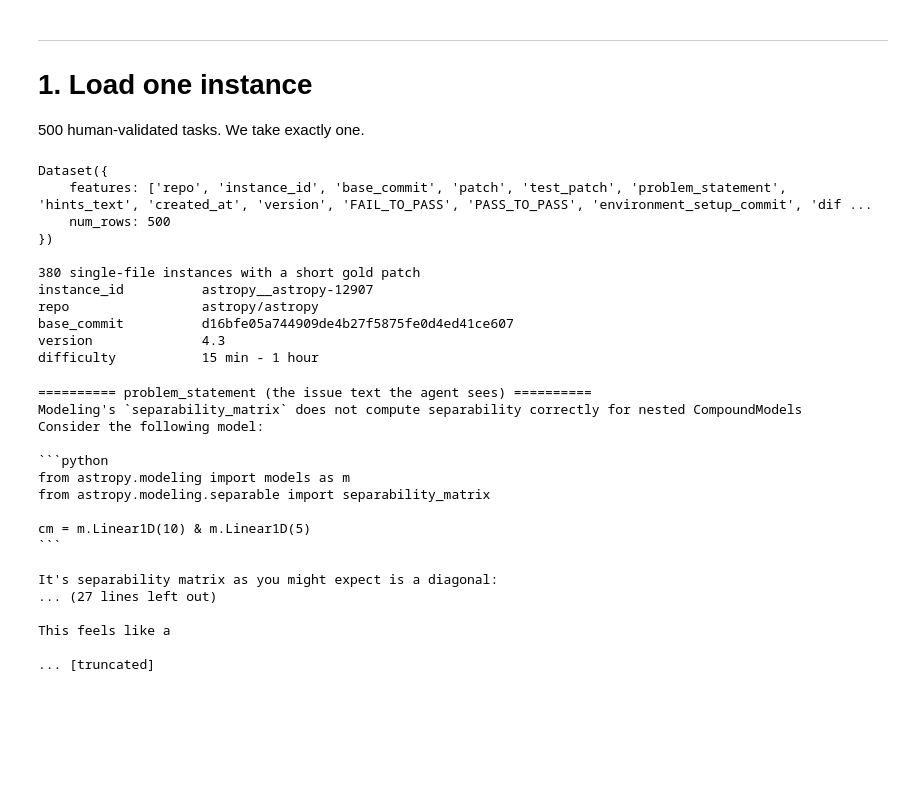
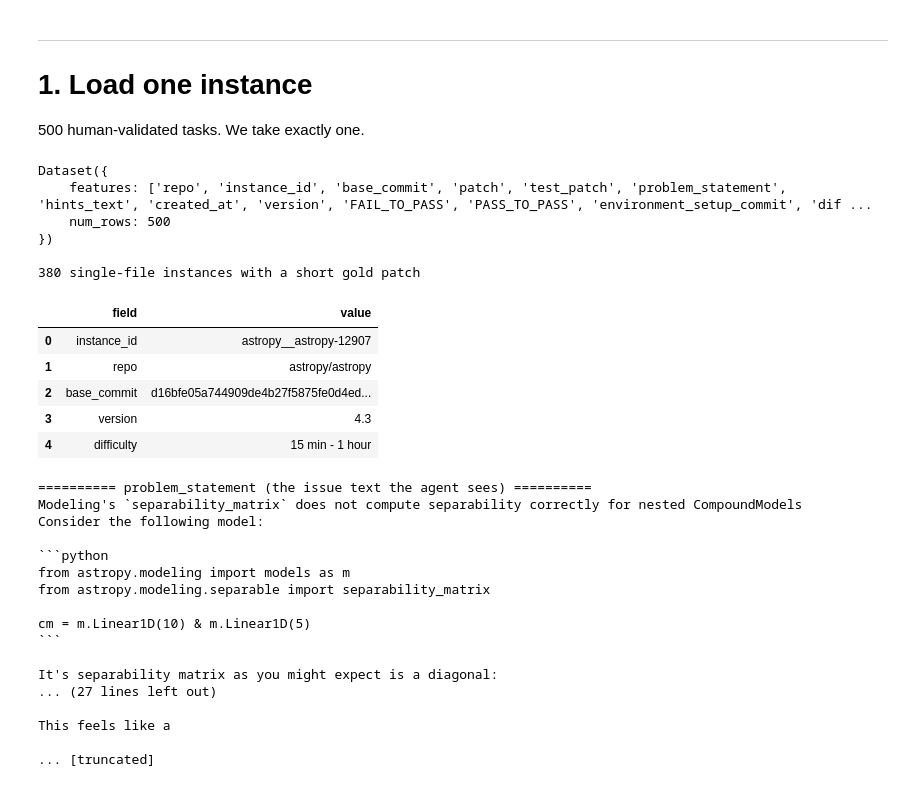
Before and after one commit to abgoswam/swe_in_prod_vizuara_01, a Jupyter notebook: swe_grpo_one_step.ipynb, the cells around one changed output. Drawn from its saved outputs; the diff is of its cells as text; code cells hidden in the pictures; blank space fills up the shorter version.

```diff
--- a/swe_grpo_one_step.ipynb
+++ b/swe_grpo_one_step.ipynb
@@ -44,29 +44,32 @@ device: cuda
 # %%
 from datasets import load_dataset
 
 ds = load_dataset("princeton-nlp/SWE-bench_Verified", split="test")
 print(ds)
 
 # A small, single-file task keeps the walkthrough readable.
 cands = [i for i, r in enumerate(ds)
          if r["patch"].count("diff --git") == 1 and len(r["patch"]) < 1800]
 print(f"\n{len(cands)} single-file instances with a short gold patch")
 
 inst = ds[cands[0]]
-for k in ["instance_id", "repo", "base_commit", "version", "difficulty"]:
-    print(f"{k:20} {inst.get(k)}")
+display(pd.DataFrame(
+    [(k, inst.get(k)) for k in ["instance_id", "repo", "base_commit", "version", "difficulty"]],
+    columns=["field", "value"],
+))
 # %% [output]
 Dataset({
     features: ['repo', 'instance_id', 'base_commit', 'patch', 'test_patch', 'problem_statement', 'hints_text', 'created_at', 'version', 'FAIL_TO_PASS', 'PASS_TO_PASS', 'environment_setup_commit', 'dif ...
     num_rows: 500
 })
 
 380 single-file instances with a short gold patch
-instance_id          astropy__astropy-12907
-repo                 astropy/astropy
-base_commit          d16bfe05a744909de4b27f5875fe0d4ed41ce607
-version              4.3
-difficulty           15 min - 1 hour
+|  | field | value |
+| 0 | instance_id | astropy__astropy-12907 |
+| 1 | repo | astropy/astropy |
+| 2 | base_commit | d16bfe05a744909de4b27f5875fe0d4ed... |
+| 3 | version | 4.3 |
+| 4 | difficulty | 15 min - 1 hour |
 # %%
 print("========== problem_statement (the issue text the agent sees) ==========")
 print(inst["problem_statement"][:1200])
```
Also changed, not shown: parts of 2 cells of this notebook.
